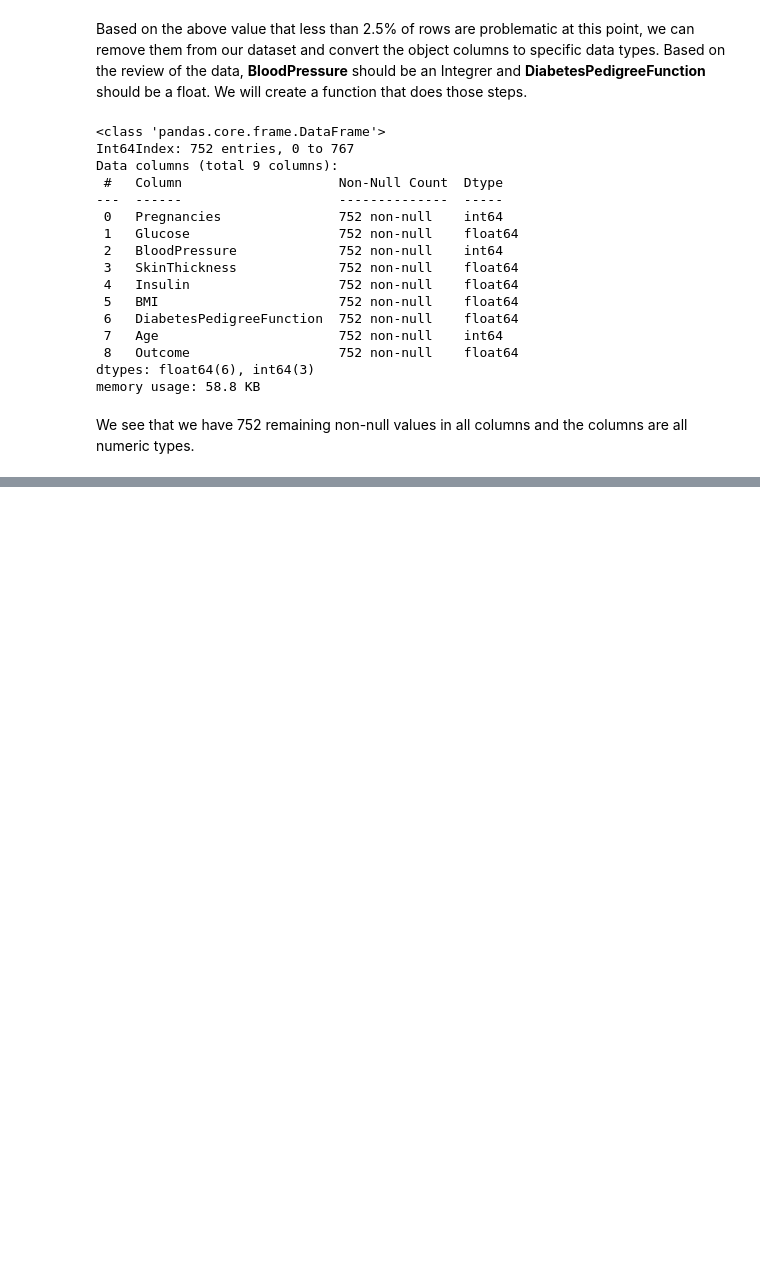
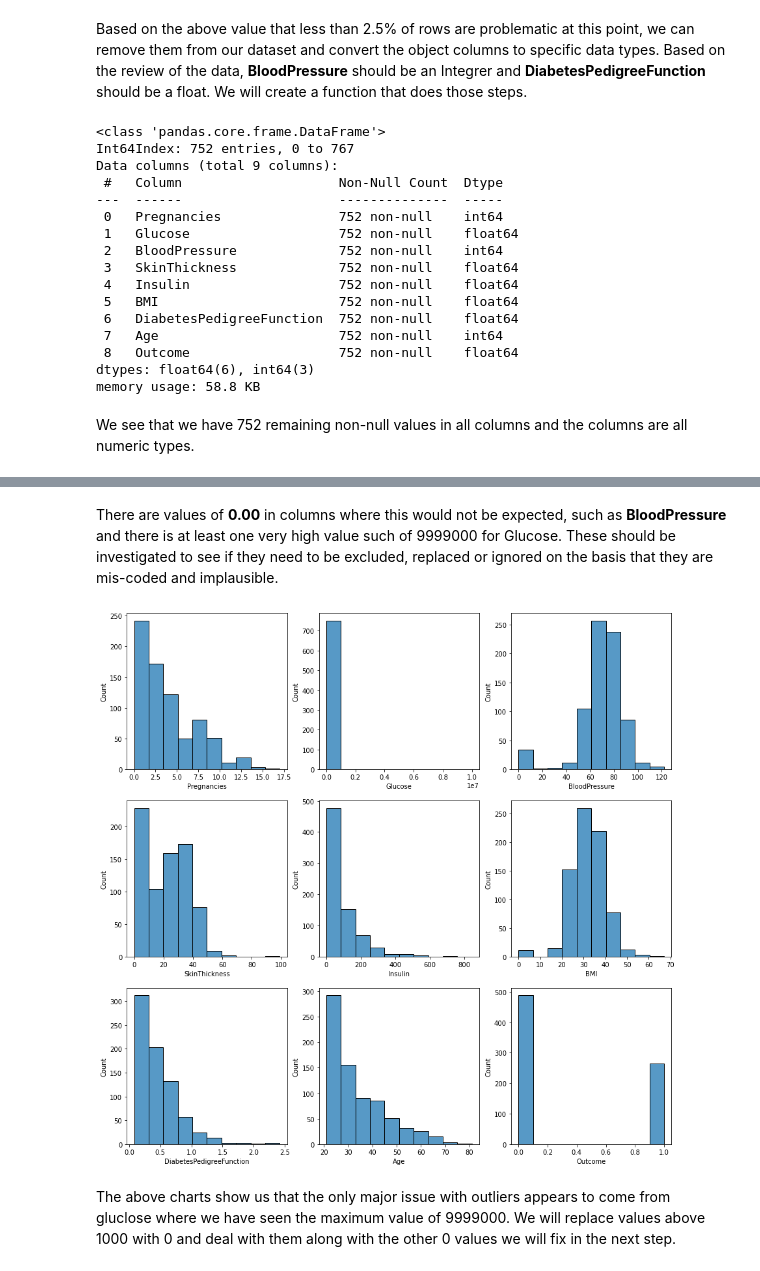
Before and after one commit to adriz-nf/diabetes_eda, a Jupyter notebook: diabetes_eda.ipynb, the cells around one changed output, grey strips where cells are left out. Saved outputs shown, nothing was run; the diff lists cells and outputs as text; code cells hidden in the pictures; blank space fills up the shorter version.

Commit message:
data cleaning section completed

```diff
--- a/diabetes_eda.ipynb
+++ b/diabetes_eda.ipynb
@@ -231,0 +256,28 @@ We see that we have 752 remaining non-null values in all columns and the columns
+# %% [markdown]
+
+There are  values of **0.00** in columns where this would not be expected, such as **BloodPressure** and there is at least one very high value such of 9999000 for Glucose. These should be investigated to see if they need to be excluded, replaced or ignored on the basis that they are mis-coded and implausible.
+# %%
+# We will use the matplotlib and seaborn libraries to create plots of the data. First we import these packages.
+import matplotlib.pyplot as plt
+import seaborn as sns
+
+def plot_histograms(df=diabetes_df_clean, columns=diabetes_df_clean.columns):
+    """
+    Plot histograms for the 9 columns in the dataframe
+    Parameters:
+    - df: The DataFrame to plot the histograms for.
+    returns:
+    - None, displays a 3 by 3 grid of histograms
+    """
+
+    # create the frame to hold the subplots
+    fig, axes = plt.subplots(3, 3, figsize=(15, 15))
+
+    # loop through the columns, plotting the histogram and placing it in the correct subplot
+    for i, column in enumerate(columns):
+        sns.histplot(data=diabetes_df_clean, x=column, bins=10, ax=axes[i // 3, i % 3])
+# %%
+# Call the function with the default parameters
+plot_histograms()
+# %% [output]
+[figure, added]
@@ -231,0 +286,2 @@ We see that we have 752 remaining non-null values in all columns and the columns
+# %% [markdown]
+The above charts show us that the only major issue with outliers appears to come from gluclose where we have seen the maximum value of 9999000. We will replace values above 1000 with 0 and deal with them along with the other 0 values we will fix in the next step.
```
Also changed, not shown: parts of 21 cells of this notebook.
